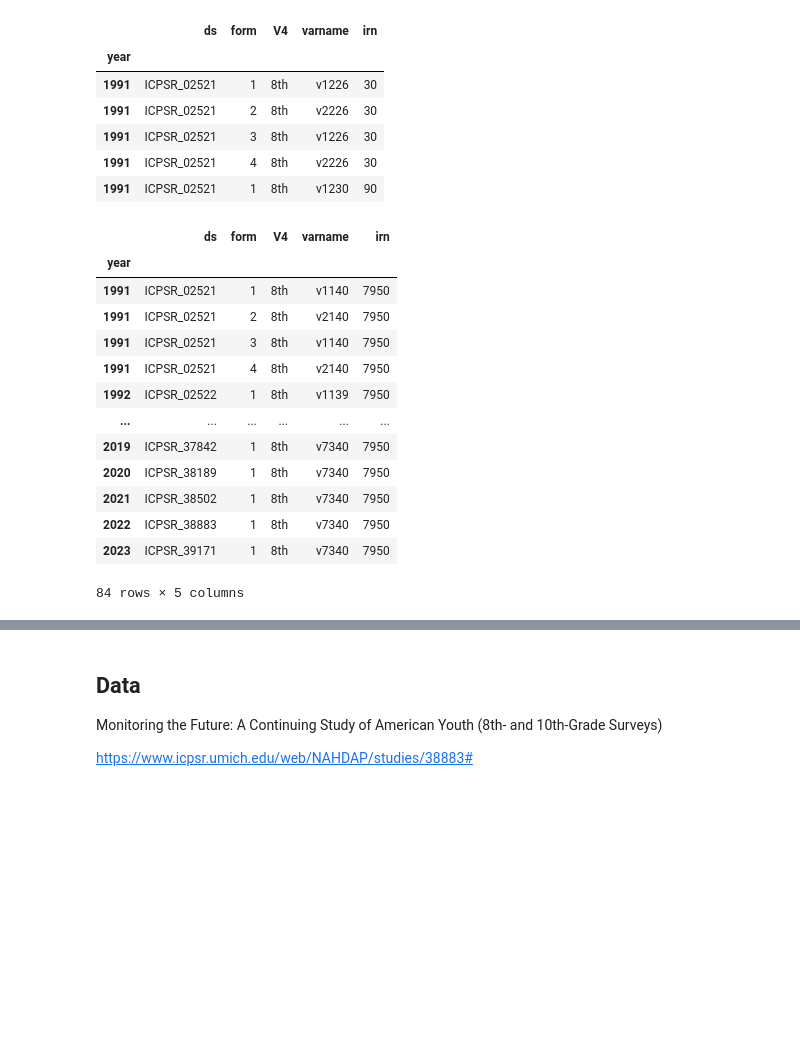
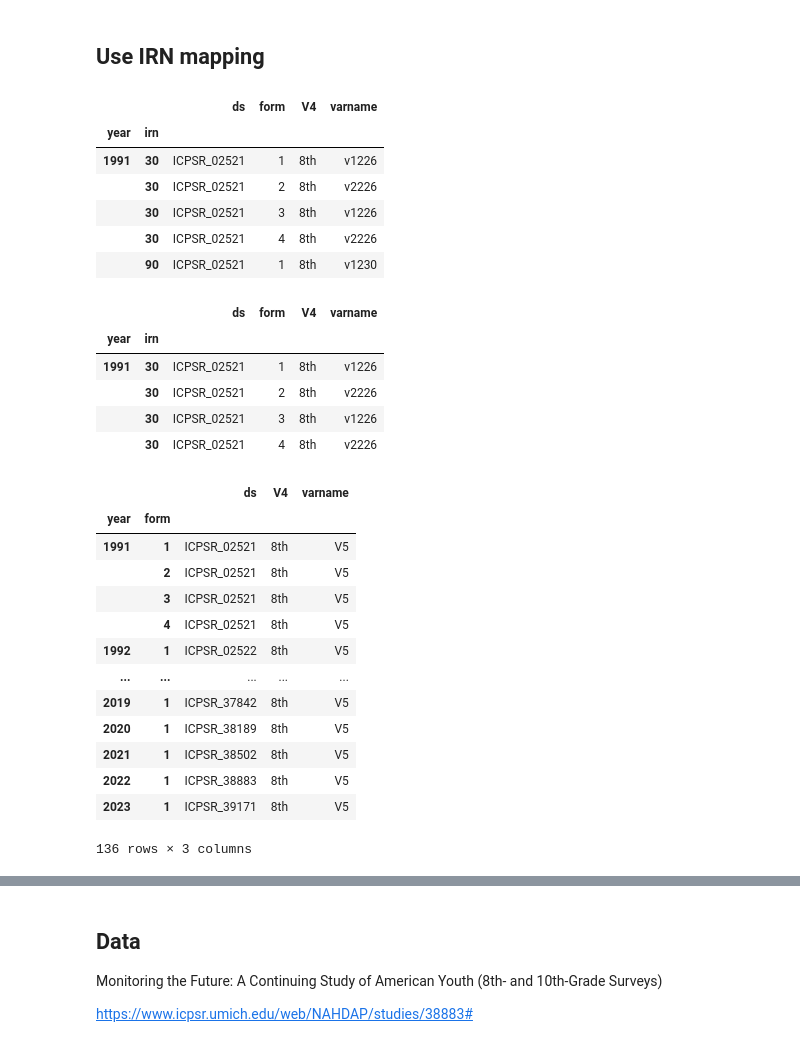
Before and after one commit to AllenDowney/MonitoringTheFuture, a Jupyter notebook: mtf_8_and_10.ipynb, the cells around one changed output, grey strips where cells are left out. Cells and saved outputs as stored; diff of their text form; code cells hidden in the pictures; blank space fills up the shorter version.

Commit message:
Reading irn_ref_edit.csv

```diff
--- a/mtf_8_and_10.ipynb
+++ b/mtf_8_and_10.ipynb
@@ -16,33 +16,27 @@ def download(url):
         from urllib.request import urlretrieve
         local, _ = urlretrieve(url, filename)
         print('Downloaded ' + local)
+# %% [markdown]
+## Use IRN mapping
 # %%
 download('https://raw.githubusercontent.com/dawaldron/boys-gender-equality/refs/heads/main/data-in/MtF/irn_ref_edit.csv')
 # %%
-irn_ref = pd.read_csv('irn_ref_edit.csv').set_index('year')
+irn_ref = pd.read_csv('irn_ref_edit.csv').set_index(['year', 'irn'])
 irn_ref.head()
 # %% [output]
-|  | ds | form | V4 | varname | irn |
-| year |  |  |  |  |  |
-| 1991 | ICPSR_02521 | 1 | 8th | v1226 | 30 |
-| 1991 | ICPSR_02521 | 2 | 8th | v2226 | 30 |
-| 1991 | ICPSR_02521 | 3 | 8th | v1226 | 30 |
-| 1991 | ICPSR_02521 | 4 | 8th | v2226 | 30 |
-| 1991 | ICPSR_02521 | 1 | 8th | v1230 | 90 |
+|  |  | ds | form | V4 | varname |
+| year | irn |  |  |  |  |
+| 1991 | 30 | ICPSR_02521 | 1 | 8th | v1226 |
+|  | 30 | ICPSR_02521 | 2 | 8th | v2226 |
+|  | 30 | ICPSR_02521 | 3 | 8th | v1226 |
+|  | 30 | ICPSR_02521 | 4 | 8th | v2226 |
+|  | 90 | ICPSR_02521 | 1 | 8th | v1230 |
 # %%
-irn_ref.query('irn == 7950')
+irn_ref.loc[1991, 30]
 # %% [output]
-|  | ds | form | V4 | varname | irn |
-| year |  |  |  |  |  |
-| 1991 | ICPSR_02521 | 1 | 8th | v1140 | 7950 |
-| 1991 | ICPSR_02521 | 2 | 8th | v2140 | 7950 |
-| 1991 | ICPSR_02521 | 3 | 8th | v1140 | 7950 |
-| 1991 | ICPSR_02521 | 4 | 8th | v2140 | 7950 |
-| 1992 | ICPSR_02522 | 1 | 8th | v1139 | 7950 |
-| ... | ... | ... | ... | ... | ... |
-| 2019 | ICPSR_37842 | 1 | 8th | v7340 | 7950 |
-| 2020 | ICPSR_38189 | 1 | 8th | v7340 | 7950 |
-| 2021 | ICPSR_38502 | 1 | 8th | v7340 | 7950 |
-| 2022 | ICPSR_38883 | 1 | 8th | v7340 | 7950 |
-| 2023 | ICPSR_39171 | 1 | 8th | v7340 | 7950 |
+|  |  | ds | form | V4 | varname |
+| year | irn |  |  |  |  |
+| 1991 | 30 | ICPSR_02521 | 1 | 8th | v1226 |
+|  | 30 | ICPSR_02521 | 2 | 8th | v2226 |
+|  | 30 | ICPSR_02521 | 3 | 8th | v1226 |
+|  | 30 | ICPSR_02521 | 4 | 8th | v2226 |
-84 rows × 5 columns
@@ -48,0 +45,35 @@ irn_ref.query('irn == 7950')
+# %%
+filename = 'irn_ref_edit.csv'
+irn_ref = pd.read_csv(filename).set_index(['year', 'irn', 'form'])
+
+# Add irn 5 rows with mapping info
+years = irn_ref.index.get_level_values('year').unique()
+for year in years:
+    ds = irn_ref.loc[(year, 30), 'ds'].iloc[0]
+    v4 = irn_ref.loc[(year, 30), 'V4'].iloc[0]
+
+    irns = irn_ref.loc[year].index.get_level_values('irn').unique()
+    irn = irns[0]
+    forms = irn_ref.loc[(year, irn)].index.get_level_values('form').unique()
+
+    for form in forms:
+        irn_ref.loc[(year, 5, form), ['ds', 'V4', 'varname']] = [ds, v4, 'V5']
+
+    irn_ref = irn_ref.sort_index()
+
+irn_mapping.xs(5, level='irn')
+# %% [output]
+|  |  | ds | V4 | varname |
+| year | form |  |  |  |
+| 1991 | 1 | ICPSR_02521 | 8th | V5 |
+|  | 2 | ICPSR_02521 | 8th | V5 |
+|  | 3 | ICPSR_02521 | 8th | V5 |
+|  | 4 | ICPSR_02521 | 8th | V5 |
+| 1992 | 1 | ICPSR_02522 | 8th | V5 |
+| ... | ... | ... | ... | ... |
+| 2019 | 1 | ICPSR_37842 | 8th | V5 |
+| 2020 | 1 | ICPSR_38189 | 8th | V5 |
+| 2021 | 1 | ICPSR_38502 | 8th | V5 |
+| 2022 | 1 | ICPSR_38883 | 8th | V5 |
+| 2023 | 1 | ICPSR_39171 | 8th | V5 |
+136 rows × 3 columns
```
Also changed, not shown: parts of 4 cells of this notebook, 1 other file.
